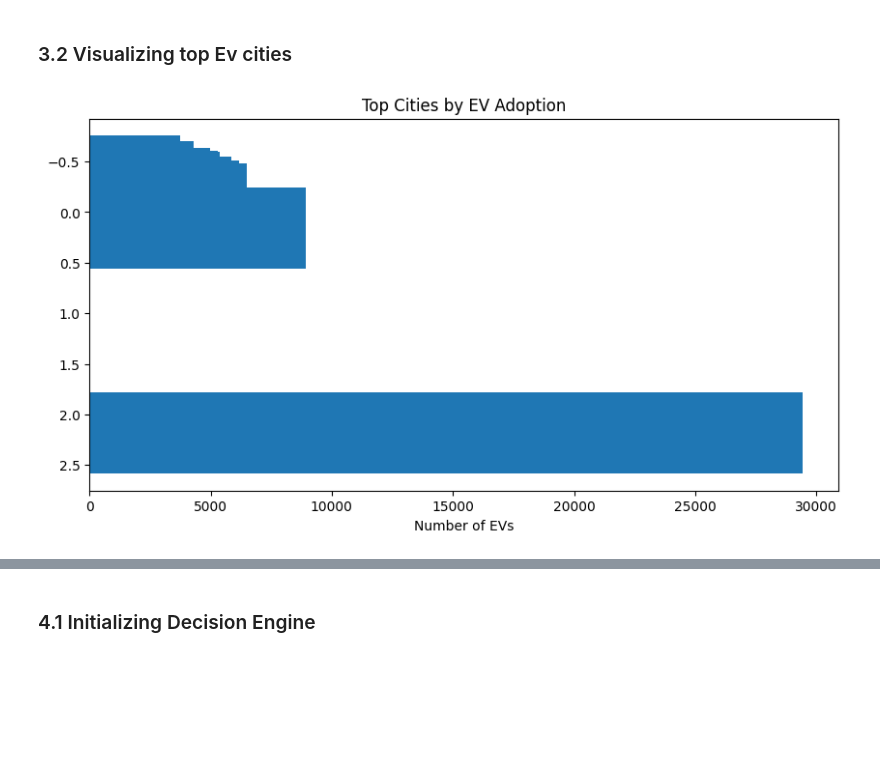
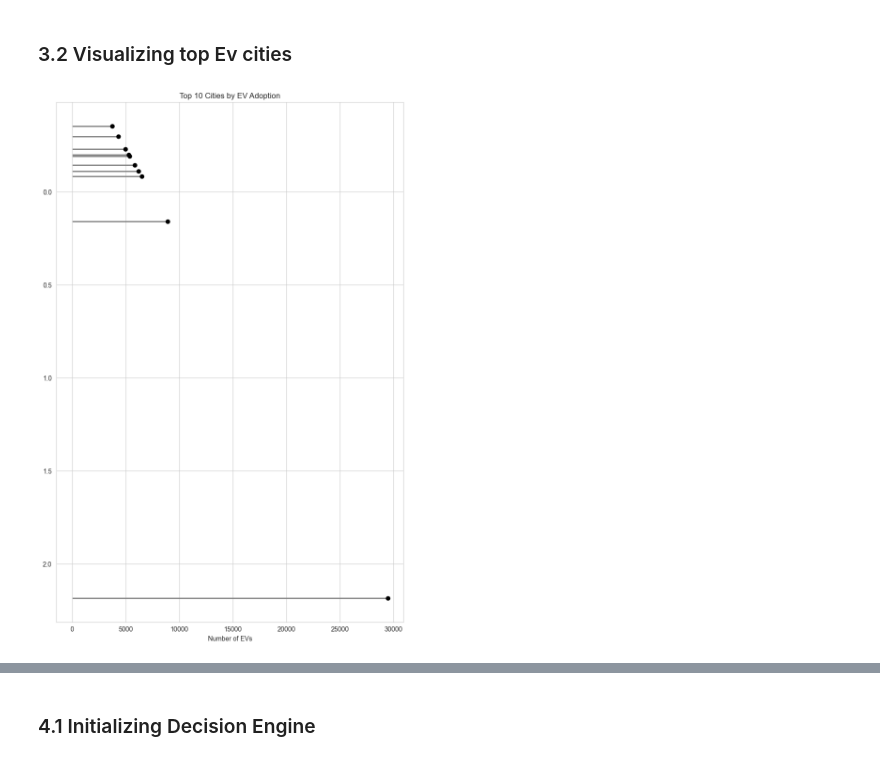
Before and after one commit to AnshikaSolanki3005/EV-Adoption-Charging-Demand-Decision-Intelligence-System, a Jupyter notebook: notebook/05_decision_intelligence.ipynb, the cells around one changed output, grey strips where cells are left out. Cells and saved outputs as stored; diff of their text form; code cells hidden in the pictures; blank space fills up the shorter version.

```diff
--- a/notebook/05_decision_intelligence.ipynb
+++ b/notebook/05_decision_intelligence.ipynb
@@ -97,16 +108,34 @@ city_ev_df.head(10)
 | 199 | -0.355710 | 3722 |
 # %% [markdown]
 ### 3.2 Visualizing top Ev cities
-# %%
-top_cities = city_ev_df.head(10)
-
-plt.barh(
-    top_cities["city"],
-    top_cities["ev_count"]
-)
-plt.xlabel("Number of EVs")
-plt.title("Top Cities by EV Adoption")
-plt.gca().invert_yaxis()
-plt.show()
-# %% [output]
-[figure, removed]
+# %%
+top_cities = city_ev_df.head(10)
+
+sns.set_style("whitegrid")
+plt.figure(figsize=(8, 12))
+
+# Draw lines
+plt.hlines(
+    y=top_cities["city"],
+    xmin=0,
+    xmax=top_cities["ev_count"],
+    color="grey",
+    linewidth=2
+)
+
+# Draw dots
+plt.plot(
+    top_cities["ev_count"],
+    top_cities["city"],
+    "o",
+    color="black"
+)
+
+plt.xlabel("Number of EVs")
+plt.title("Top 10 Cities by EV Adoption")
+plt.gca().invert_yaxis()
+
+plt.tight_layout()
+plt.show()
+# %% [output]
+[figure, added]
```
Also changed, not shown: parts of 13 cells of this notebook.
